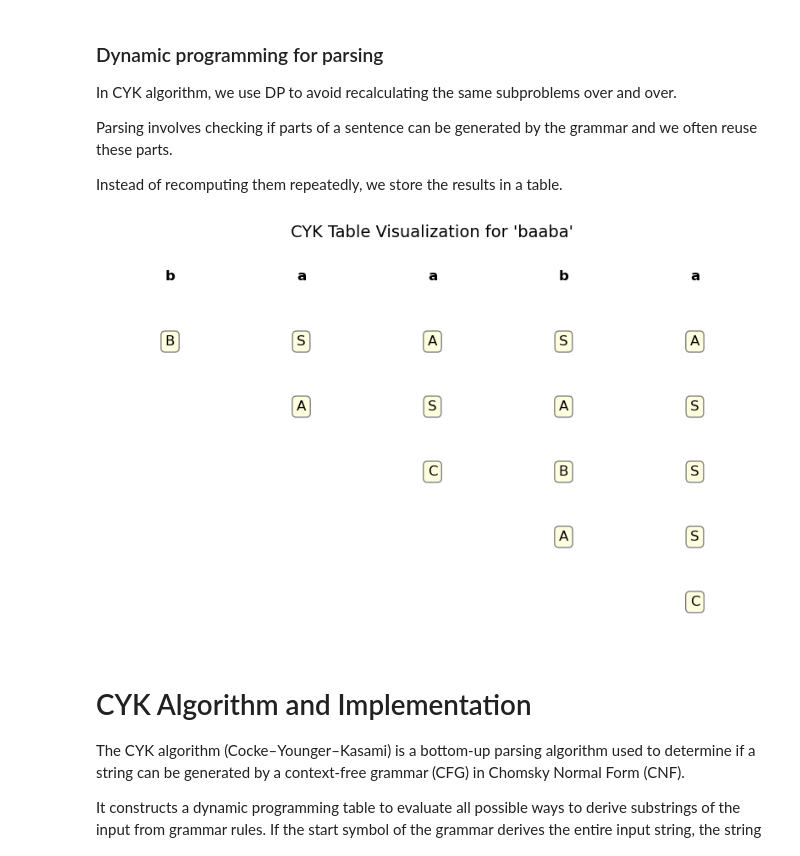
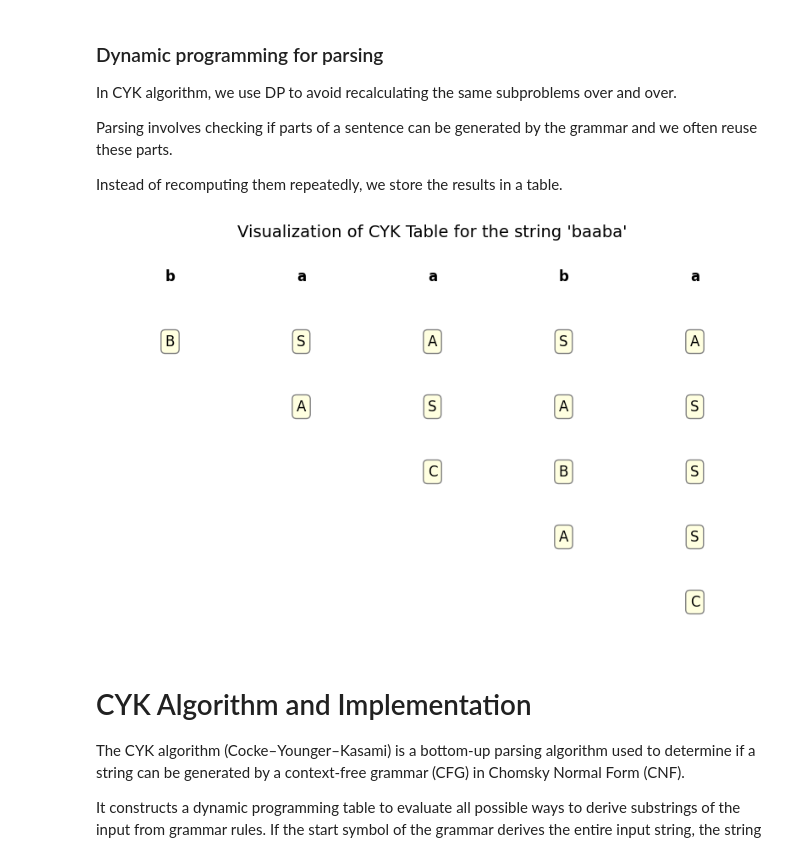
Before and after one commit to yooying/DSA, a Jupyter notebook: CYK-Finals-Draft.ipynb, the cells around one changed output. Saved outputs shown, nothing was run; the diff lists cells and outputs as text; code cells hidden in the pictures.

```diff
--- a/CYK-Finals-Draft.ipynb
+++ b/CYK-Finals-Draft.ipynb
@@ -333,35 +353,35 @@ cyk_table = [
     [set(), {'A'}, {'S'}, {'A'}, {'S'}],
     [set(), set(), {'C'}, {'B'}, {'S'}],
     [set(), set(), set(), {'A'}, {'S'}],
     [set(), set(), set(), set(), {'C'}],
 ]
 
 # parsed string
 words = list("baaba")
 n = len(words)
 
 
 fig, ax = plt.subplots(figsize=(10, 6))
 
 # Loop for the table
 for i in range(n):
     for j in range(i, n):
         content = ','.join(sorted(cyk_table[i][j])) if cyk_table[i][j] else ''
         ax.text(j, i, content, ha='center', va='center', fontsize=12,
                 bbox=dict(boxstyle="round,pad=0.3", fc="lightyellow", ec="gray"))
 
 
 for idx, char in enumerate(words):
     ax.text(idx, -1, char, ha='center', va='center', fontsize=12, fontweight='bold')
 
 ax.set_xlim(-0.5, n - 0.5)
 ax.set_ylim(n - 0.5, -1.5)
 ax.axis('off')
 
-plt.title("CYK Table Visualization for 'baaba'", fontsize=14)
+plt.title("Visualization of CYK Table for the string 'baaba'", fontsize=14)
 plt.show()
 # %% [output]
-[figure, old version]
+[figure, new version]
 # %% [markdown]
 # CYK Algorithm and Implementation
 The CYK algorithm (Cocke–Younger–Kasami) is a bottom-up parsing algorithm used to determine if a string can be generated by a context-free grammar (CFG) in Chomsky Normal Form (CNF).
```
Also changed, not shown: parts of 3 cells of this notebook.
